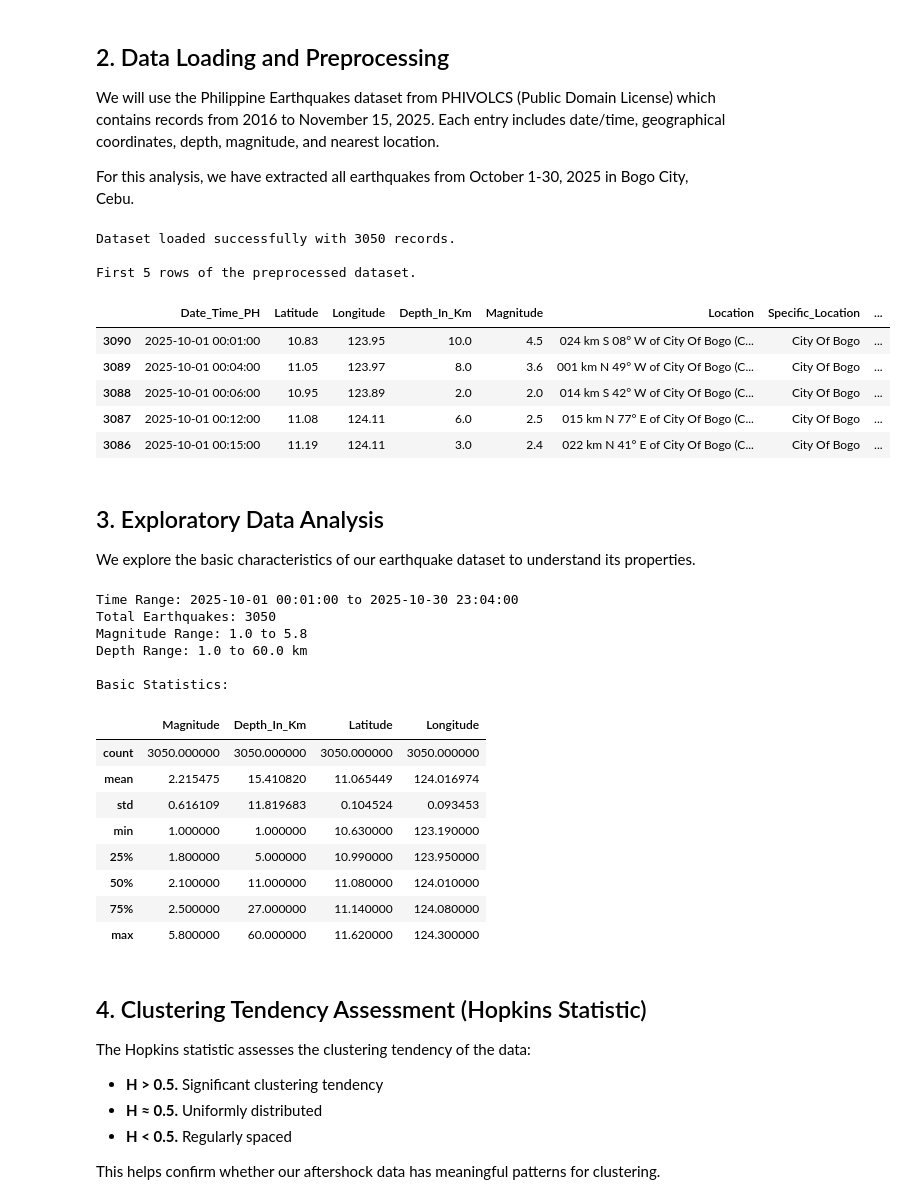
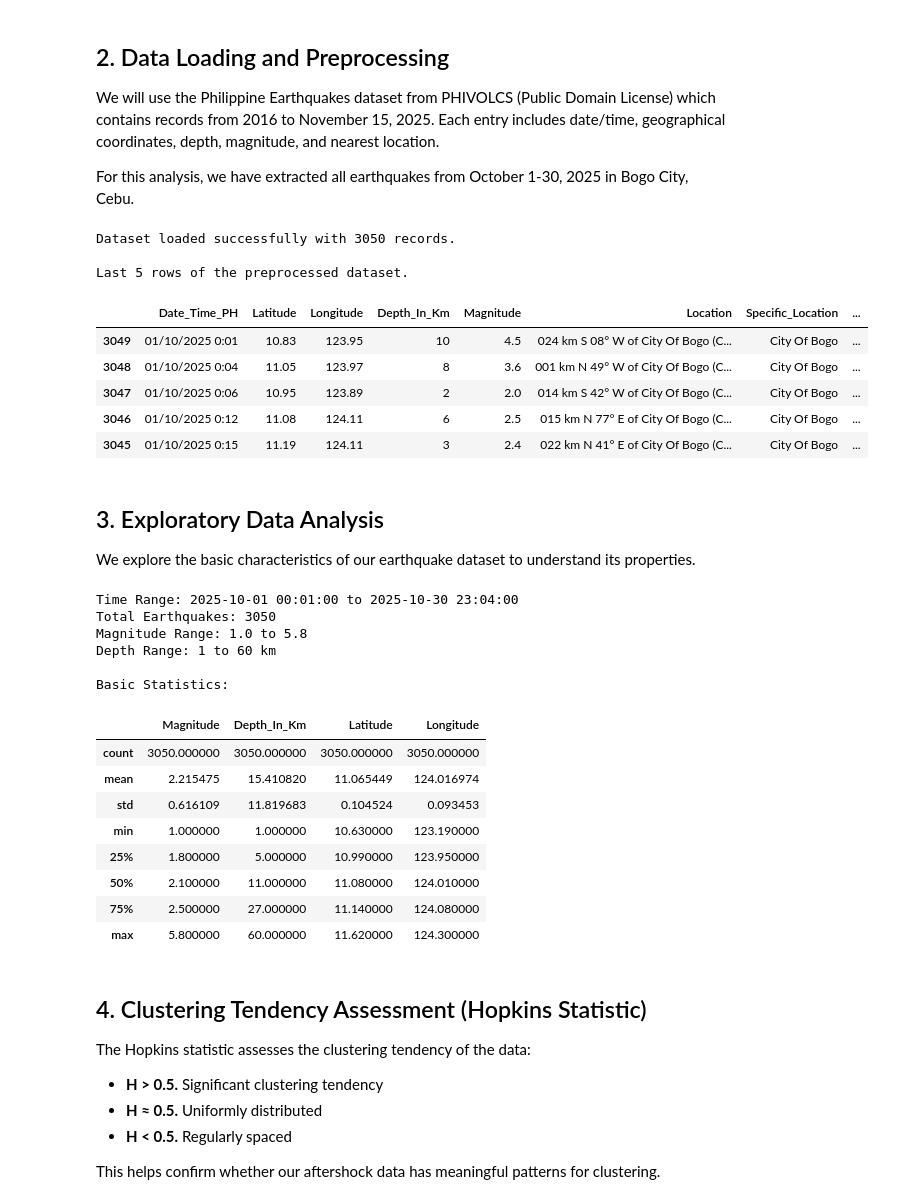
Before and after one commit to charrienacor/bogo-aftershock-analysis, a Jupyter notebook: bogo_aftershock_analysis.ipynb, the cells around one changed output. Saved outputs shown, nothing was run; the diff lists cells and outputs as text; code cells hidden in the pictures.

Commit message:
updated the dataset

```diff
--- a/bogo_aftershock_analysis.ipynb
+++ b/bogo_aftershock_analysis.ipynb
@@ -67,41 +67,41 @@ class EarthquakeAnalysis:
     def load_and_preprocess_data(self, filename):
         # Load the dataset
         df = pd.read_csv(filename)
 
         # Convert datetime to pandas datetime object
-        df['datetime'] = pd.to_datetime(df['Date_Time_PH'])
+        df['datetime'] = pd.to_datetime(df['Date_Time_PH'], format='%d/%m/%Y %H:%M')
 
         # Filter data for October 1 to October 30, 2025
         start_date = pd.to_datetime('2025-10-01')
         end_date = pd.to_datetime('2025-10-30 23:59:00')
         df = df[(df['datetime'] >= start_date) & (df['datetime'] <= end_date)]
 
         # Extract date and time components
         df['date'] = df['datetime'].dt.date
         df['time'] = df['datetime'].dt.time
 
         # Calculate hours since the first earthquake
         start_time = df['datetime'].min()
         df['hours_since_start'] = (df['datetime'] - start_time).dt.total_seconds() / 3600
 
         return df
 
 filename = 'phivolcs_oct01_oct30_bogo_2025.csv'
 analysis = EarthquakeAnalysis(filename)
 
 print(f"Dataset loaded successfully with {len(analysis.df)} records.")
-print("\nFirst 5 rows of the preprocessed dataset.")
+print("\nLast 5 rows of the preprocessed dataset.")
 display(analysis.df.tail().iloc[::-1])
 # %% [output]
 Dataset loaded successfully with 3050 records.
 
-First 5 rows of the preprocessed dataset.
+Last 5 rows of the preprocessed dataset.
 |  | Date_Time_PH | Latitude | Longitude | Depth_In_Km | Magnitude | Location | Specific_Location | ... |
-| 3090 | 2025-10-01 00:01:00 | 10.83 | 123.95 | 10.0 | 4.5 | 024 km S 08° W of City Of Bogo (C... | City Of Bogo | ... |
-| 3089 | 2025-10-01 00:04:00 | 11.05 | 123.97 | 8.0 | 3.6 | 001 km N 49° W of City Of Bogo (C... | City Of Bogo | ... |
-| 3088 | 2025-10-01 00:06:00 | 10.95 | 123.89 | 2.0 | 2.0 | 014 km S 42° W of City Of Bogo (C... | City Of Bogo | ... |
-| 3087 | 2025-10-01 00:12:00 | 11.08 | 124.11 | 6.0 | 2.5 | 015 km N 77° E of City Of Bogo (C... | City Of Bogo | ... |
-| 3086 | 2025-10-01 00:15:00 | 11.19 | 124.11 | 3.0 | 2.4 | 022 km N 41° E of City Of Bogo (C... | City Of Bogo | ... |
+| 3049 | 01/10/2025 0:01 | 10.83 | 123.95 | 10 | 4.5 | 024 km S 08° W of City Of Bogo (C... | City Of Bogo | ... |
+| 3048 | 01/10/2025 0:04 | 11.05 | 123.97 | 8 | 3.6 | 001 km N 49° W of City Of Bogo (C... | City Of Bogo | ... |
+| 3047 | 01/10/2025 0:06 | 10.95 | 123.89 | 2 | 2.0 | 014 km S 42° W of City Of Bogo (C... | City Of Bogo | ... |
+| 3046 | 01/10/2025 0:12 | 11.08 | 124.11 | 6 | 2.5 | 015 km N 77° E of City Of Bogo (C... | City Of Bogo | ... |
+| 3045 | 01/10/2025 0:15 | 11.19 | 124.11 | 3 | 2.4 | 022 km N 41° E of City Of Bogo (C... | City Of Bogo | ... |
 # %% [markdown]
 ## 3. Exploratory Data Analysis
 
@@ -123,7 +123,7 @@ analysis.exploratory_analysis()
 Time Range: 2025-10-01 00:01:00 to 2025-10-30 23:04:00
 Total Earthquakes: 3050
 Magnitude Range: 1.0 to 5.8
-Depth Range: 1.0 to 60.0 km
+Depth Range: 1 to 60 km
 
 Basic Statistics:
 |  | Magnitude | Depth_In_Km | Latitude | Longitude |
```
Also changed, not shown: parts of 3 cells of this notebook, 3 other files.
